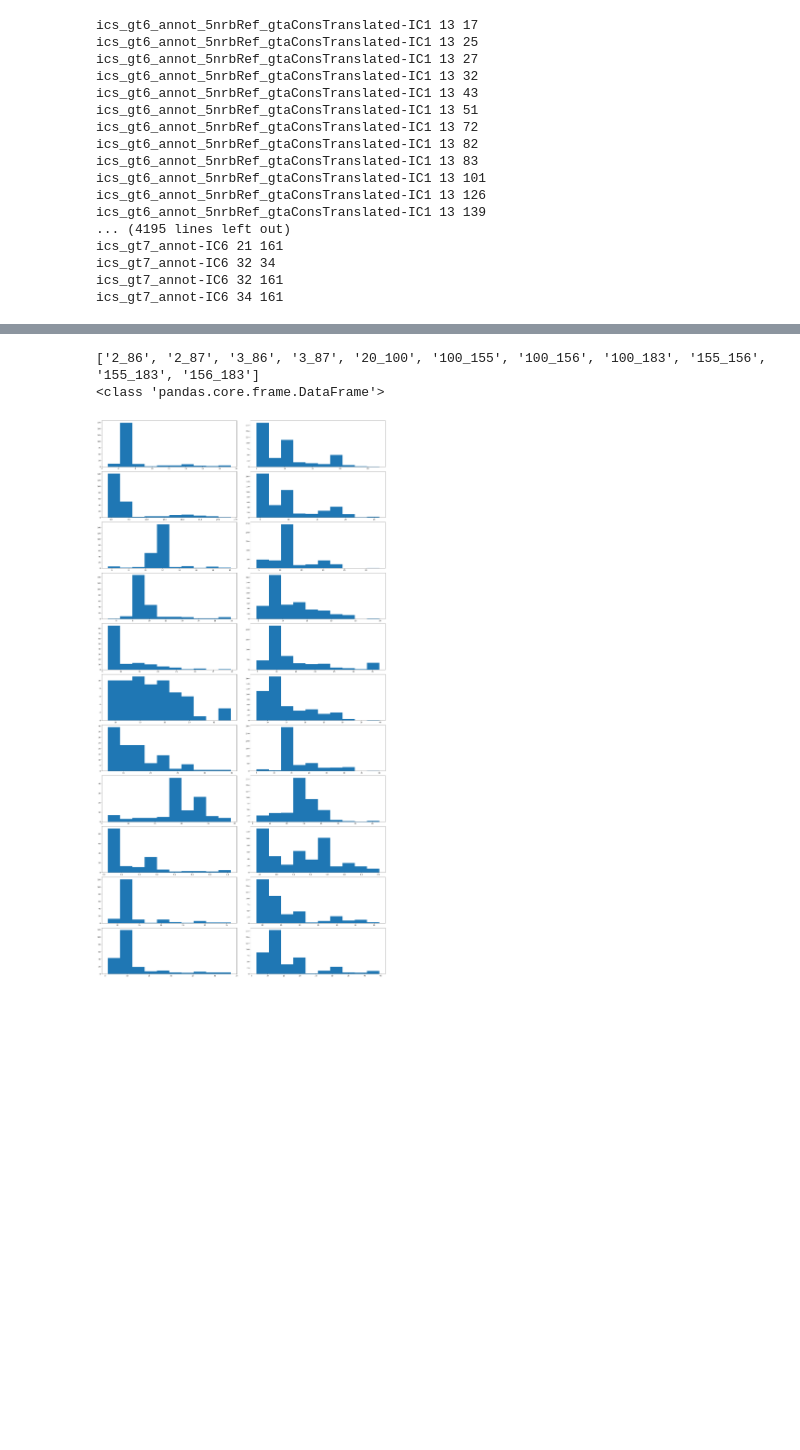
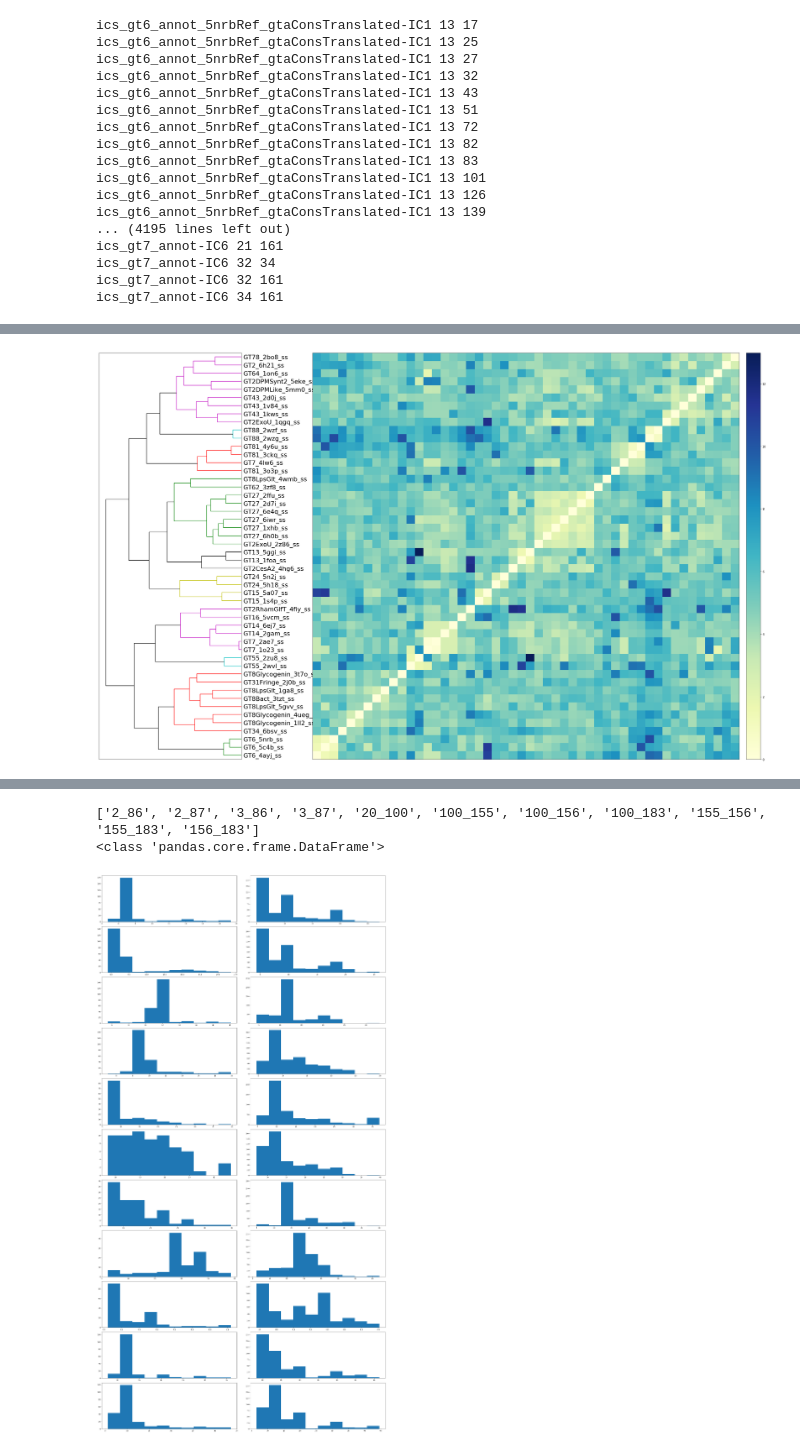
Before and after one commit to rhilt13/scripts, a Jupyter notebook: get_plots.ipynb, the cells around one changed output, grey strips where cells are left out. Drawn from its saved outputs; the diff is of its cells as text; code cells hidden in the pictures; blank space fills up the shorter version.

```diff
--- a/get_plots.ipynb
+++ b/get_plots.ipynb
@@ -157,0 +141,76 @@ AttributeError: 'ClusterGrid' object has no attribute 'info'
+# %%
+# Cluster and Plot heatmap from a matrix
+
+from __future__ import division
+import pandas as pd
+import matplotlib.pyplot as plt
+import seaborn as sns
+from scipy.spatial.distance import squareform
+from scipy.cluster.hierarchy import dendrogram,linkage
+import pylab
+
+import matplotlib as mpl
+# mpl.rc('image', cmap='jet')
+
+# 1) ####
+# Read csv file into pandas dataframe
+# df = pd.read_csv('~/GT/gta_revise13/analysis/machine_learning/dataset/mechanism_set/ccmpred/p.mat',sep='\t',header=None)
+df1 = pd.read_csv('~/GT/gta_revise13/analysis/tree_comparison/pdb_clusters/rev13_cealign.txt.e1',sep=',')
+df=df1.iloc[:,1:]
+
+# Convert rmsd distance matrix to a 1d distance
+# test = [[0,1,2],[1,0,1],[2,1,0]]
+# print(test)
+dist=squareform(df)
+# print(dist)
+
+# Generate clusters
+clust=linkage(dist,'ward')
+# print(clust)
+# fig=plt.figure(figsize=(25,10))
+cols=list(df.columns.values)
+
+# Plot dendrogram
+fig = plt.figure(figsize=(35,25))
+axdendro = fig.add_axes([0.01,0.1,0.2,0.8])
+dn=dendrogram(clust, orientation='left', color_threshold=7, above_threshold_color='black', leaf_font_size=22,labels=cols)
+# print(dn['ivl'])
+
+axdendro.set_xticks([])
+# axdendro.set_yticks([])
+# axdendro.set_xticklabels(cols)
+
+# Reorder data matrix based on the dendrogram indices
+index = dn['leaves']
+cols=list(df.columns.values)
+cols=[cols[i] for i in index]
+df=df.reindex(index)
+df=df.reindex(columns=cols)
+
+# Plot heatmap of the data matrix
+axmatrix = fig.add_axes([0.31,0.1,0.6,0.8])
+# im = sns.heatmap(df, linewidth=0.5)
+im = axmatrix.matshow(df, aspect='auto', origin='lower',cmap="YlGnBu")
+axmatrix.set_xticks([])
+axmatrix.set_yticks([])
+
+# Plot colorbar.
+axcolor = fig.add_axes([0.92,0.1,0.02,0.8])
+plt.colorbar(im, cax=axcolor) #.set_label(weight='bold')
+# cb.set_fontsize('20')
+# Display and save figure.
+fig.show()
+fig.savefig("pdbDendrogram_rev13_cealign_ward.png")
+
+# fig = plt.figure(figsize=(12, 20))
+# ax1 = fig.add_subplot(211)
+# ax2 = fig.add_subplot(212)
+# dendrogram(clust, ax=ax1)
+# ax2.pcolor(df, cmap=plt.cm.Reds)
+
+# clust=sns.clustermap(df,metric="euclidean",standard_scale=1,method="ward")
+# from sklearn.cluster import AgglomerativeClustering
+# cluster = AgglomerativeClustering(n_clusters=20, affinity='euclidean', linkage='ward')
+# cluster.fit_predict(df)
+# %% [output]
+[figure, added]
```
Also changed, not shown: parts of 7 cells of this notebook, 7 other files.
